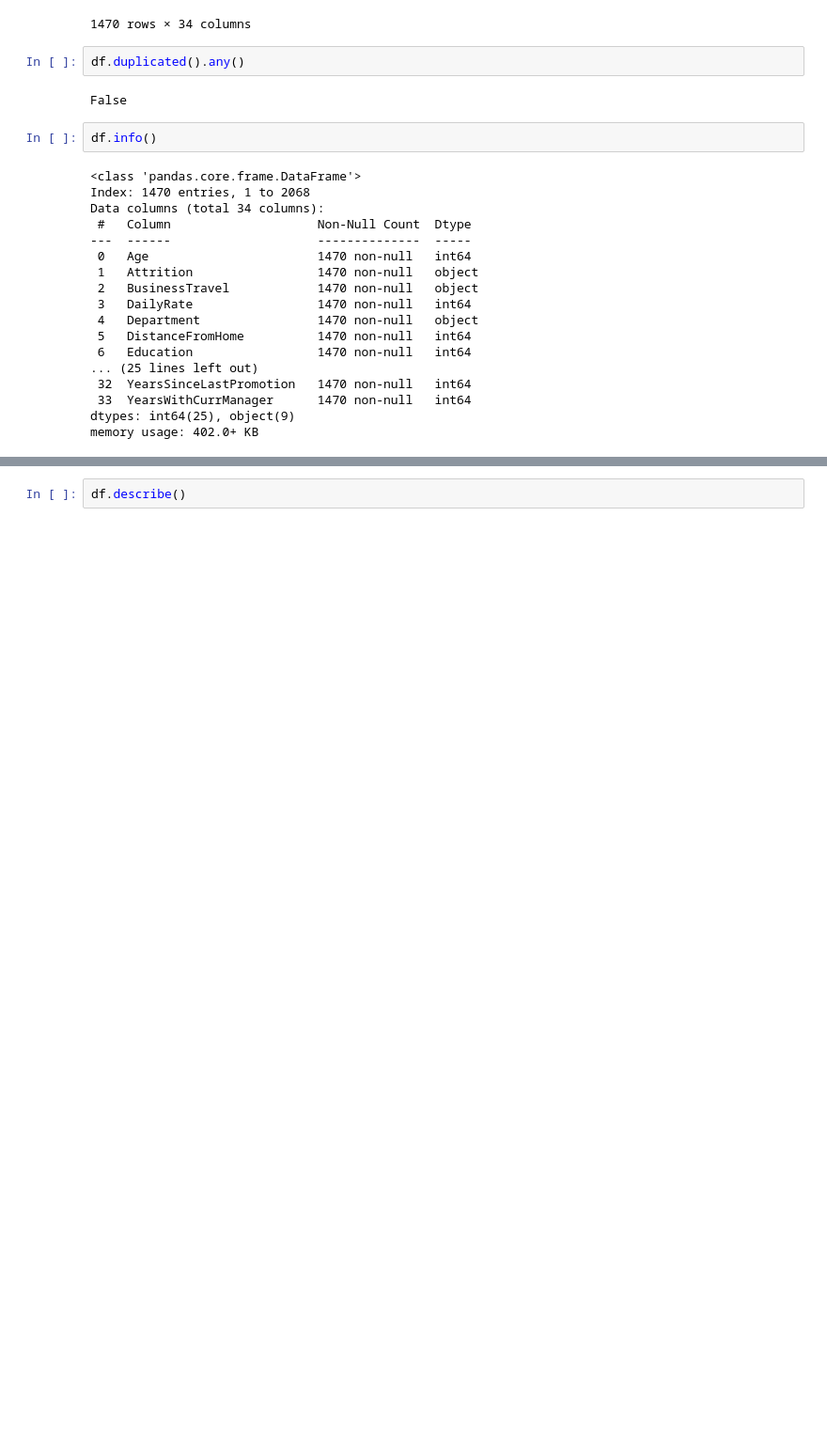
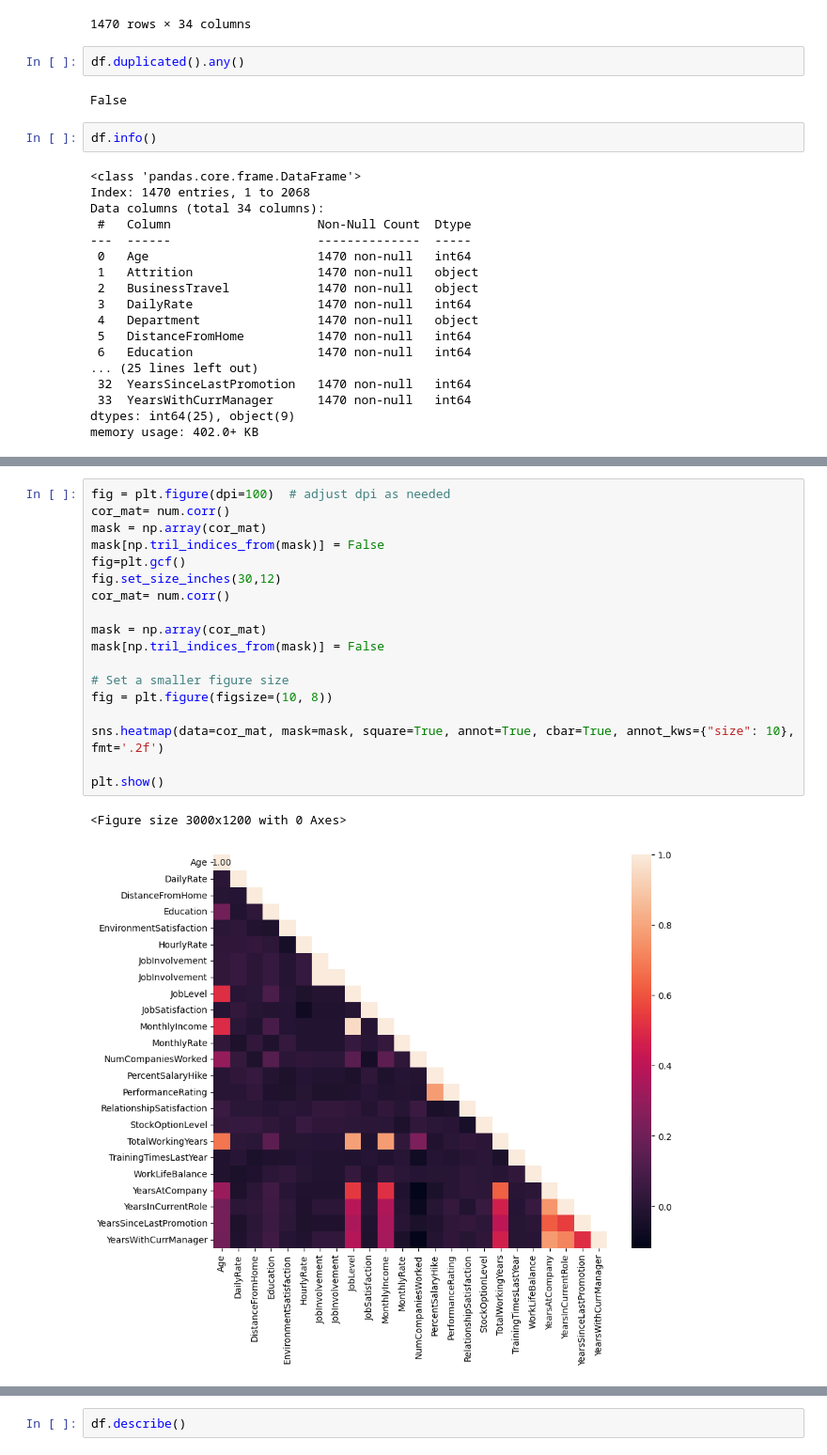
Before and after one commit to jmfsilvaj/HR-Analytics-Employee_Attrition, a Jupyter notebook: test_HR.ipynb, the cells around one changed output, grey strips where cells are left out. Shown at 94% size. Drawn from its saved outputs; the diff is of its cells as text; blank space fills up the shorter version.

```diff
--- a/test_HR.ipynb
+++ b/test_HR.ipynb
@@ -70,0 +79,21 @@ num
+# %%
+fig = plt.figure(dpi=100)  # adjust dpi as needed
+cor_mat= num.corr()
+mask = np.array(cor_mat)
+mask[np.tril_indices_from(mask)] = False
+fig=plt.gcf()
+fig.set_size_inches(30,12)
+cor_mat= num.corr()
+
+mask = np.array(cor_mat)
+mask[np.tril_indices_from(mask)] = False
+
+# Set a smaller figure size
+fig = plt.figure(figsize=(10, 8))
+
+sns.heatmap(data=cor_mat, mask=mask, square=True, annot=True, cbar=True, annot_kws={"size": 10}, fmt='.2f')
+
+plt.show()
+# %% [output]
+<Figure size 3000x1200 with 0 Axes>
+[figure, added]
```
Also changed, not shown: parts of 8 cells of this notebook.
